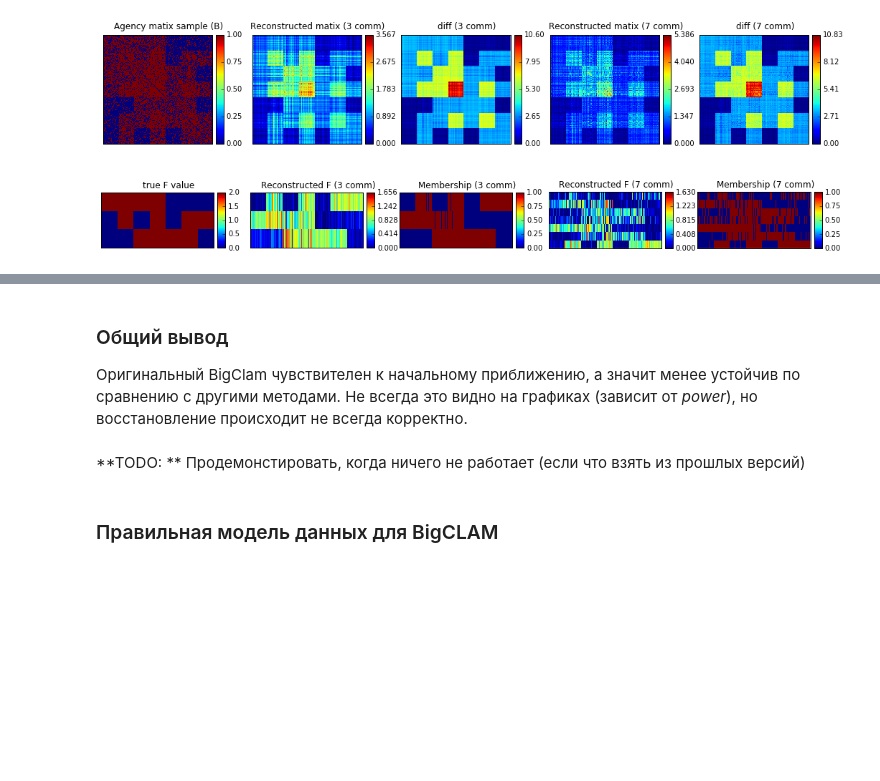
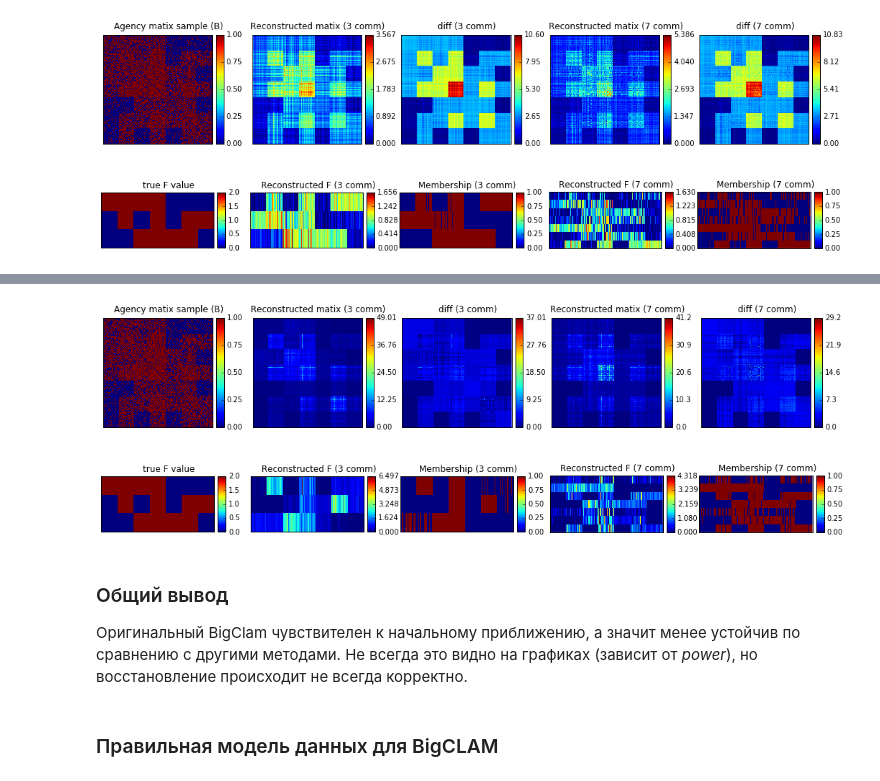
Before and after one commit to yangkuoone/WeiCLAM, a Jupyter notebook: code/Experiments.ipynb, the cells around one changed output, grey strips where cells are left out. Drawn from its saved outputs; the diff is of its cells as text; code cells hidden in the pictures; blank space fills up the shorter version.

```diff
--- a/code/Experiments.ipynb
+++ b/code/Experiments.ipynb
@@ -170,9 +182,17 @@ draw_res(C, F_true, F_model2r, F_model72r)
+# %%
+w_model2r_bad = BigClam(C_bad, 3, debug_output=False, LLH_output=False, initF='rand', iter_output=1)
+F_model2r_bad, LLH2r_bad = w_model2r_bad.fit()
+
+w_model72r_bad = BigClam(C_bad, 7, debug_output=False, LLH_output=False, initF='rand', iter_output=1)
+F_model72r_bad, LLH72r_bad = w_model72r_bad.fit()
+
+draw_res(C, F_true, F_model2r_bad, F_model72r_bad)
+# %% [output]
+[figure, added]
 # %% [markdown]
 ### Общий вывод
 Оригинальный BigClam чувствителен к начальному приближению, а значит менее устойчив по сравнению с другими методами.
 Не всегда это видно на графиках (зависит от *power*), но восстановление происходит не всегда корректно.
-# %% [markdown]
-**TODO: ** Продемонстировать, когда ничего не работает (если что взять из прошлых версий)
 # %% [markdown]
 ### Правильная модель данных для BigCLAM
 # %% [markdown]
```
Also changed, not shown: parts of 6 cells of this notebook, 1 other file.
